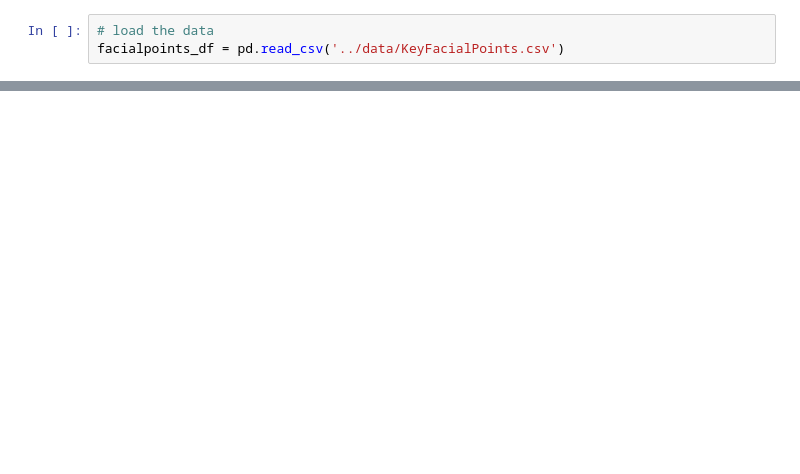
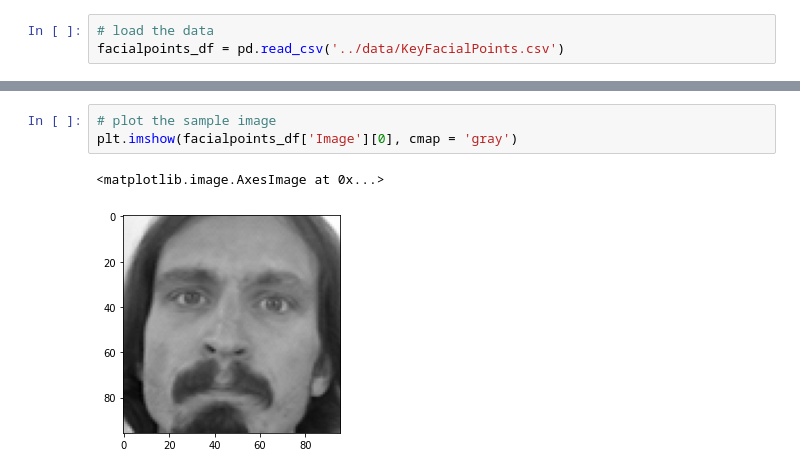
Before and after one commit to ozenalp/facial-key-points-detection, a Jupyter notebook: notebooks/data-prep.ipynb, the cells around one changed output, grey strips where cells are left out. Cells and saved outputs as stored; diff of their text form; blank space fills up the shorter version.

```diff
--- a/notebooks/data-prep.ipynb
+++ b/notebooks/data-prep.ipynb
@@ -139,0 +143,6 @@ Shape of test sample: torch.Size([1, 96, 96]), Shape of test label: torch.Size([
+# %%
+# plot the sample image
+plt.imshow(facialpoints_df['Image'][0], cmap = 'gray')
+# %% [output]
+<matplotlib.image.AxesImage at 0x...>
+[figure, added]
```
Also changed, not shown: parts of 40 cells of this notebook.
